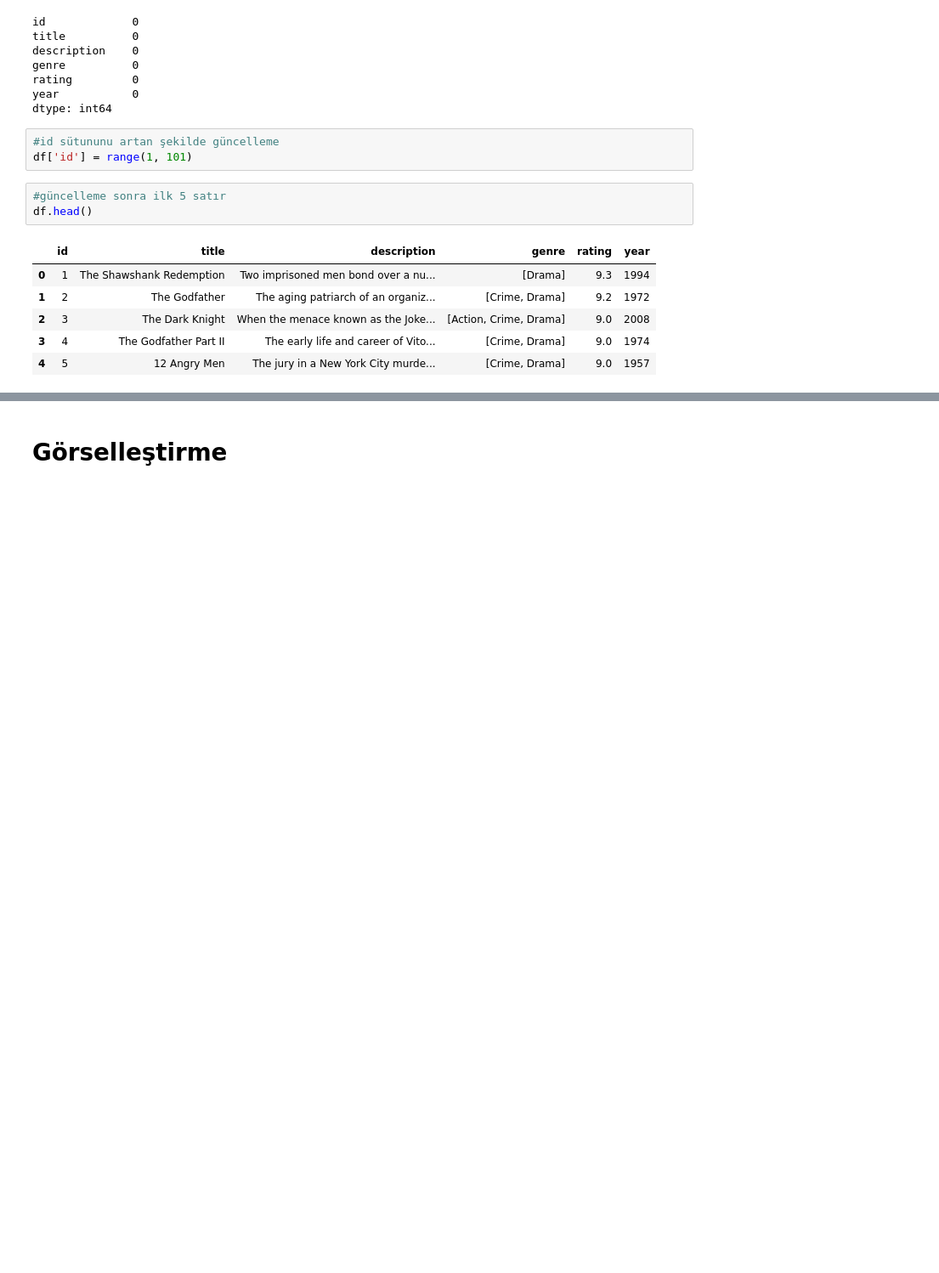
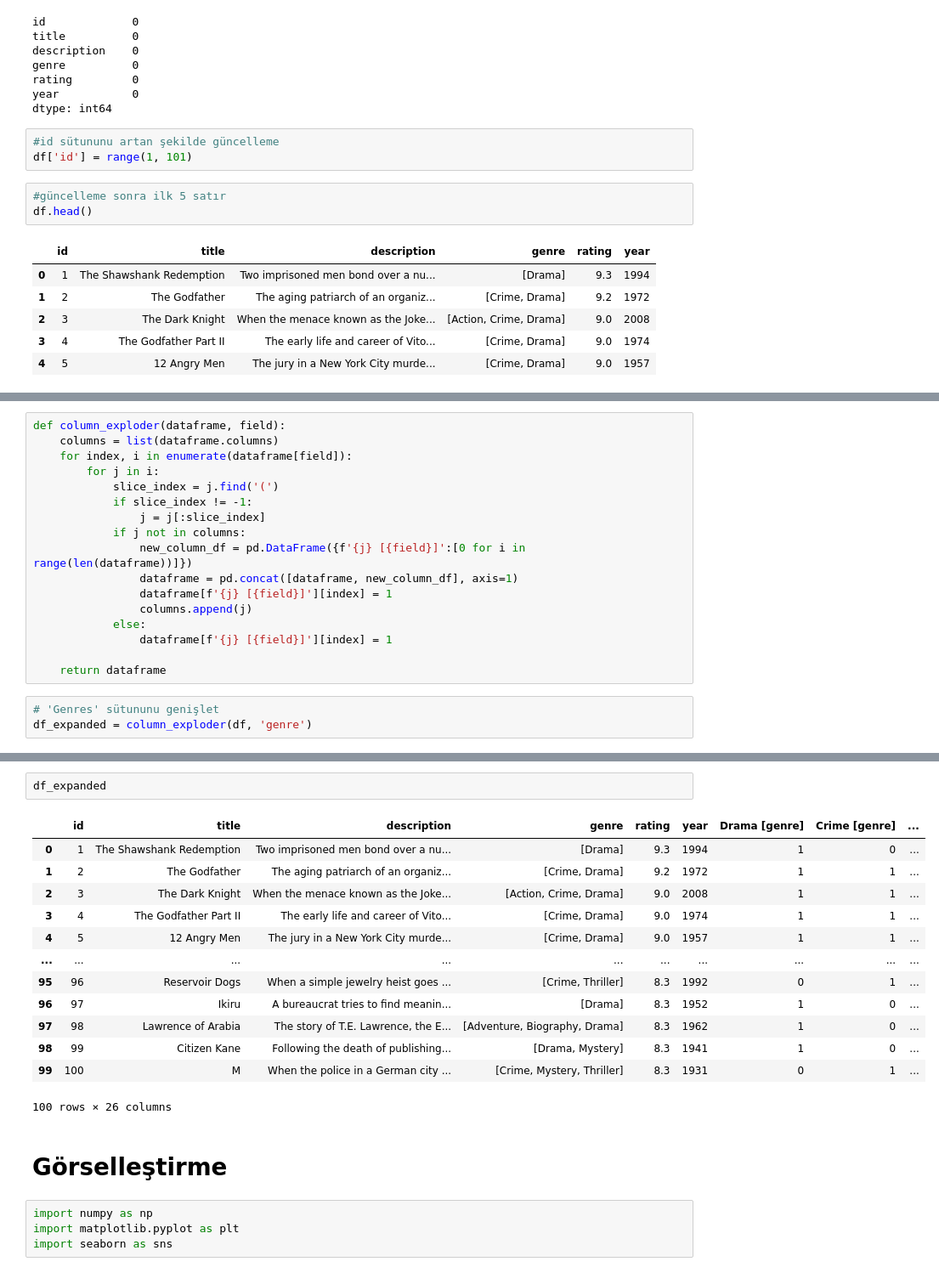
Before and after one commit to Tubaakbas/IMDb-Project, a Jupyter notebook: test.ipynb, the cells around one changed output, grey strips where cells are left out. Shown at 85% size. Drawn from its saved outputs; the diff is of its cells as text; blank space fills up the shorter version.

```diff
--- a/test.ipynb
+++ b/test.ipynb
@@ -162,0 +158,20 @@ numpy.float64
+# %%
+def column_exploder(dataframe, field):
+    columns = list(dataframe.columns)
+    for index, i in enumerate(dataframe[field]):
+        for j in i:
+            slice_index = j.find('(')
+            if slice_index != -1:
+                j = j[:slice_index]
+            if j not in columns:
+                new_column_df = pd.DataFrame({f'{j} [{field}]':[0 for i in range(len(dataframe))]})
+                dataframe = pd.concat([dataframe, new_column_df], axis=1)
+                dataframe[f'{j} [{field}]'][index] = 1
+                columns.append(j)
+            else:
+                dataframe[f'{j} [{field}]'][index] = 1
+
+    return dataframe
+# %%
+# 'Genres' sütununu genişlet
+df_expanded = column_exploder(df, 'genre')
@@ -163,2 +196,22 @@ numpy.float64
+# %%
+df_expanded
+# %% [output]
+|  | id | title | description | genre | rating | year | Drama [genre] | Crime [genre] | ... |
+| 0 | 1 | The Shawshank Redemption | Two imprisoned men bond over a nu... | [Drama] | 9.3 | 1994 | 1 | 0 | ... |
+| 1 | 2 | The Godfather | The aging patriarch of an organiz... | [Crime, Drama] | 9.2 | 1972 | 1 | 1 | ... |
+| 2 | 3 | The Dark Knight | When the menace known as the Joke... | [Action, Crime, Drama] | 9.0 | 2008 | 1 | 1 | ... |
+| 3 | 4 | The Godfather Part II | The early life and career of Vito... | [Crime, Drama] | 9.0 | 1974 | 1 | 1 | ... |
+| 4 | 5 | 12 Angry Men | The jury in a New York City murde... | [Crime, Drama] | 9.0 | 1957 | 1 | 1 | ... |
+| ... | ... | ... | ... | ... | ... | ... | ... | ... | ... |
+| 95 | 96 | Reservoir Dogs | When a simple jewelry heist goes ... | [Crime, Thriller] | 8.3 | 1992 | 0 | 1 | ... |
+| 96 | 97 | Ikiru | A bureaucrat tries to find meanin... | [Drama] | 8.3 | 1952 | 1 | 0 | ... |
+| 97 | 98 | Lawrence of Arabia | The story of T.E. Lawrence, the E... | [Adventure, Biography, Drama] | 8.3 | 1962 | 1 | 0 | ... |
+| 98 | 99 | Citizen Kane | Following the death of publishing... | [Drama, Mystery] | 8.3 | 1941 | 1 | 0 | ... |
+| 99 | 100 | M | When the police in a German city ... | [Crime, Mystery, Thriller] | 8.3 | 1931 | 0 | 1 | ... |
+100 rows × 26 columns
 # %% [markdown]
 # Görselleştirme
+# %%
+import numpy as np
+import matplotlib.pyplot as plt
+import seaborn as sns
```
Also changed, not shown: parts of 6 cells of this notebook, 1 other file.
